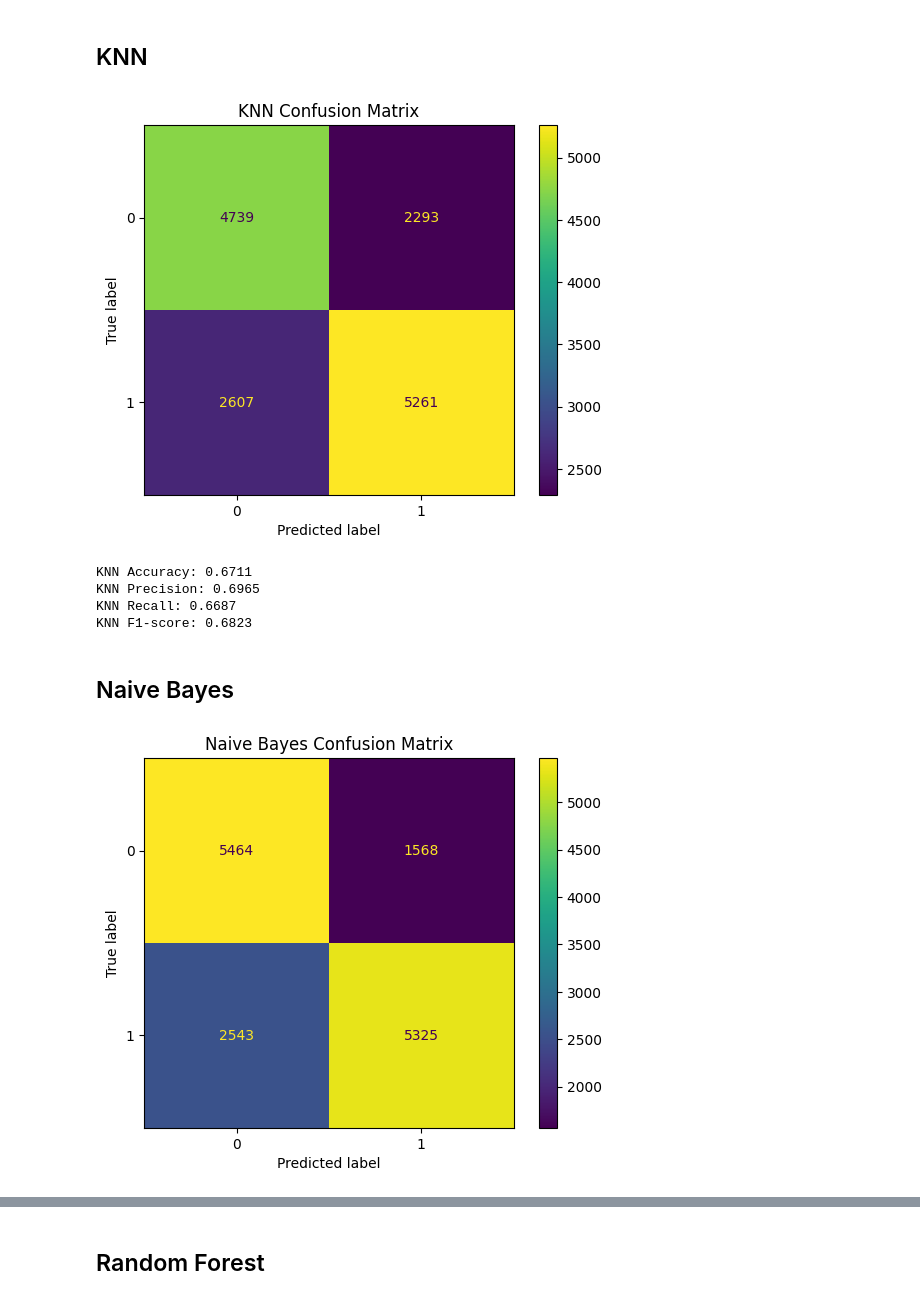
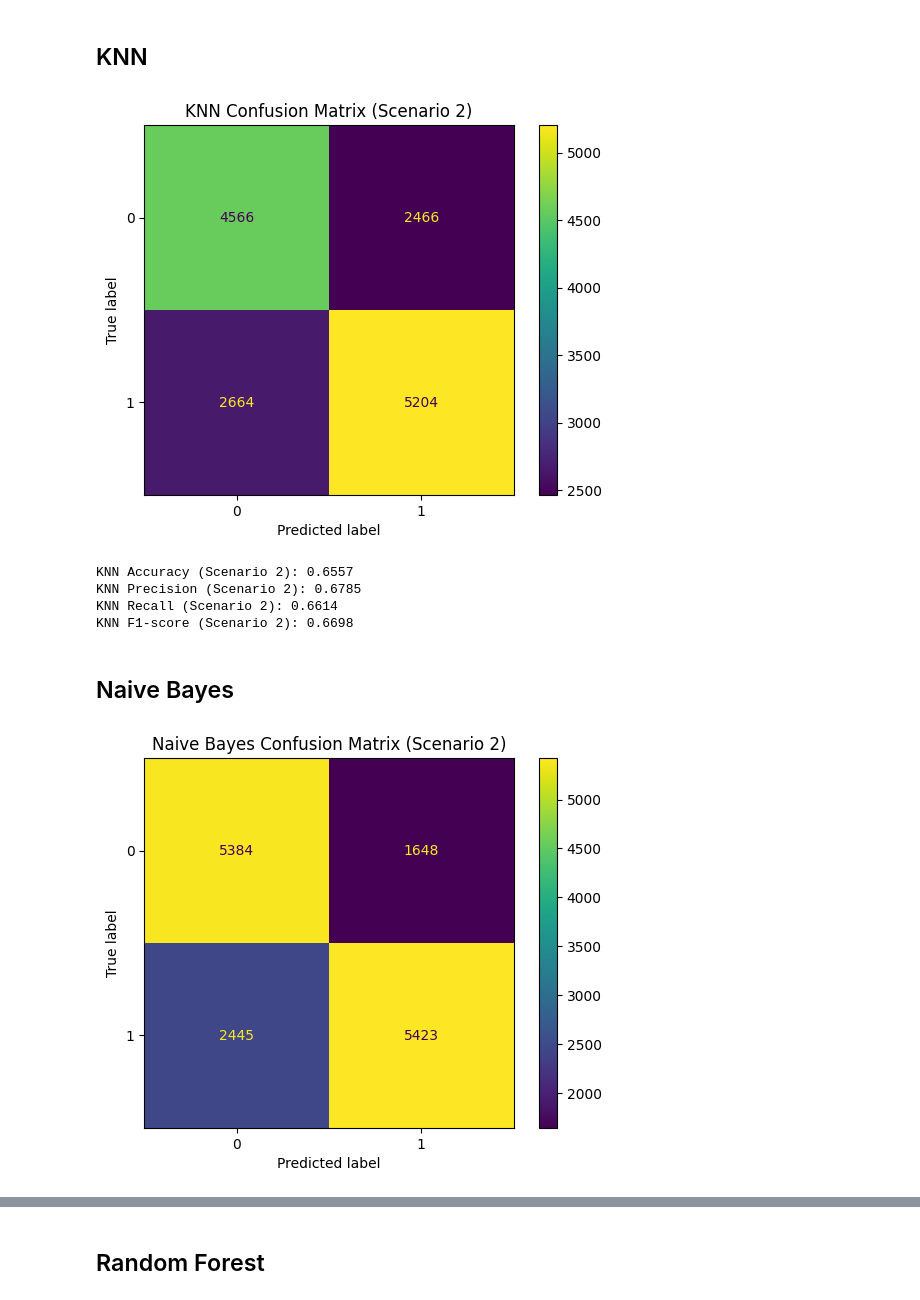
Before and after one commit to hisyamssyr/FP-Machine-Learning, a Jupyter notebook: employee_atrition_prediction.ipynb, the cells around one changed output, grey strips where cells are left out. Drawn from its saved outputs; the diff is of its cells as text; code cells hidden in the pictures.

```diff
--- a/employee_atrition_prediction.ipynb
+++ b/employee_atrition_prediction.ipynb
@@ -466,7 +467,8 @@ y_test = target_encoder.transform(y_test)
 # %%
 onehot_encoder = OneHotEncoder(
     handle_unknown='ignore',
-    sparse_output=False
+    sparse_output=False,
+    drop='first'
 )
 # %%
 X_train_categorical_encoded = onehot_encoder.fit_transform(X_train[categorical_cols])
@@ -518,0 +523,7 @@ display(X_test_scaled.head())
+# %%
+k = 20
+# %%
+selector_anova = SelectKBest(score_func=f_classif, k=k)
+selector_anova.fit(X_train_scaled, y_train)
+
+selected_features = X_train_scaled.columns[selector_anova.get_support()]
@@ -682,25 +724,25 @@ y_pred_knn_s2 = knn.predict(X_test_s2)
 # %%
 cm_knn_s2 = confusion_matrix(y_test_s2, y_pred_knn_s2)
 ConfusionMatrixDisplay(cm_knn_s2).plot()
-plt.title('KNN Confusion Matrix')
+plt.title('KNN Confusion Matrix (Scenario 2)')
 plt.show()
 # %% [output]
-[figure, old version]
+[figure, new version]
 # %%
 accuracy_knn_s2 = accuracy_score(y_test_s2, y_pred_knn_s2)
 precision_knn_s2 = precision_score(y_test_s2, y_pred_knn_s2)
 recall_knn_s2 = recall_score(y_test_s2, y_pred_knn_s2)
 f1_knn_s2 = f1_score(y_test_s2, y_pred_knn_s2)
 
-print(f"KNN Accuracy: {accuracy_knn_s2:.4f}")
-print(f"KNN Precision: {precision_knn_s2:.4f}")
-print(f"KNN Recall: {recall_knn_s2:.4f}")
-print(f"KNN F1-score: {f1_knn_s2:.4f}")
+print(f"KNN Accuracy (Scenario 2): {accuracy_knn_s2:.4f}")
+print(f"KNN Precision (Scenario 2): {precision_knn_s2:.4f}")
+print(f"KNN Recall (Scenario 2): {recall_knn_s2:.4f}")
+print(f"KNN F1-score (Scenario 2): {f1_knn_s2:.4f}")
 # %% [output]
-KNN Accuracy: 0.6711
-KNN Precision: 0.6965
-KNN Recall: 0.6687
-KNN F1-score: 0.6823
+KNN Accuracy (Scenario 2): 0.6557
+KNN Precision (Scenario 2): 0.6785
+KNN Recall (Scenario 2): 0.6614
+KNN F1-score (Scenario 2): 0.6698
 # %% [markdown]
 ## Naive Bayes
 # %%
@@ -711,10 +753,10 @@ y_pred_nb_s2 = nb.predict(X_test_s2)
 # %%
 cm_nb_s2 = confusion_matrix(y_test_s2, y_pred_nb_s2)
 ConfusionMatrixDisplay(cm_nb_s2).plot()
-plt.title('Naive Bayes Confusion Matrix')
+plt.title('Naive Bayes Confusion Matrix (Scenario 2)')
 plt.show()
 # %% [output]
-[figure, old version]
+[figure, new version]
 # %%
 accuracy_nb_s2 = accuracy_score(y_test_s2, y_pred_nb_s2)
 precision_nb_s2 = precision_score(y_test_s2, y_pred_nb_s2)
```
Also changed, not shown: parts of 52 cells of this notebook.
